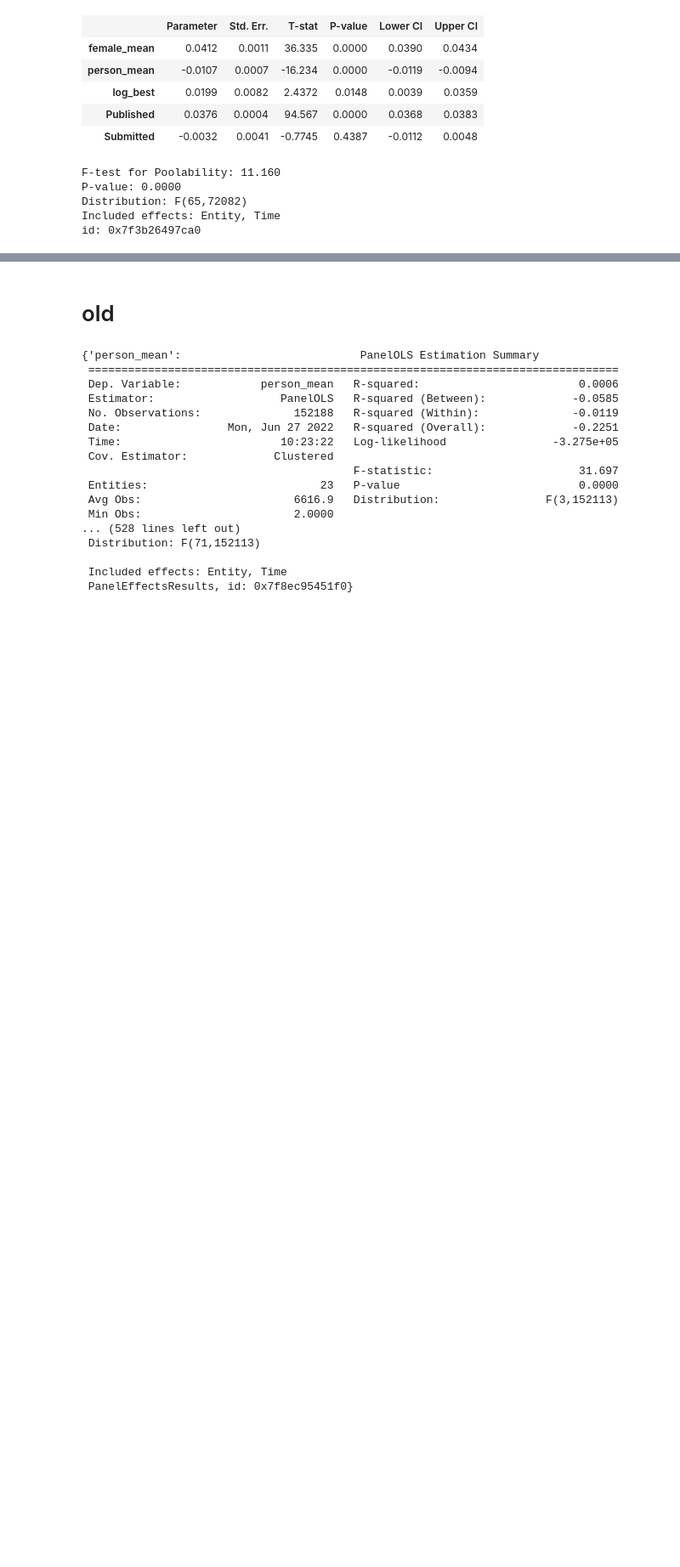
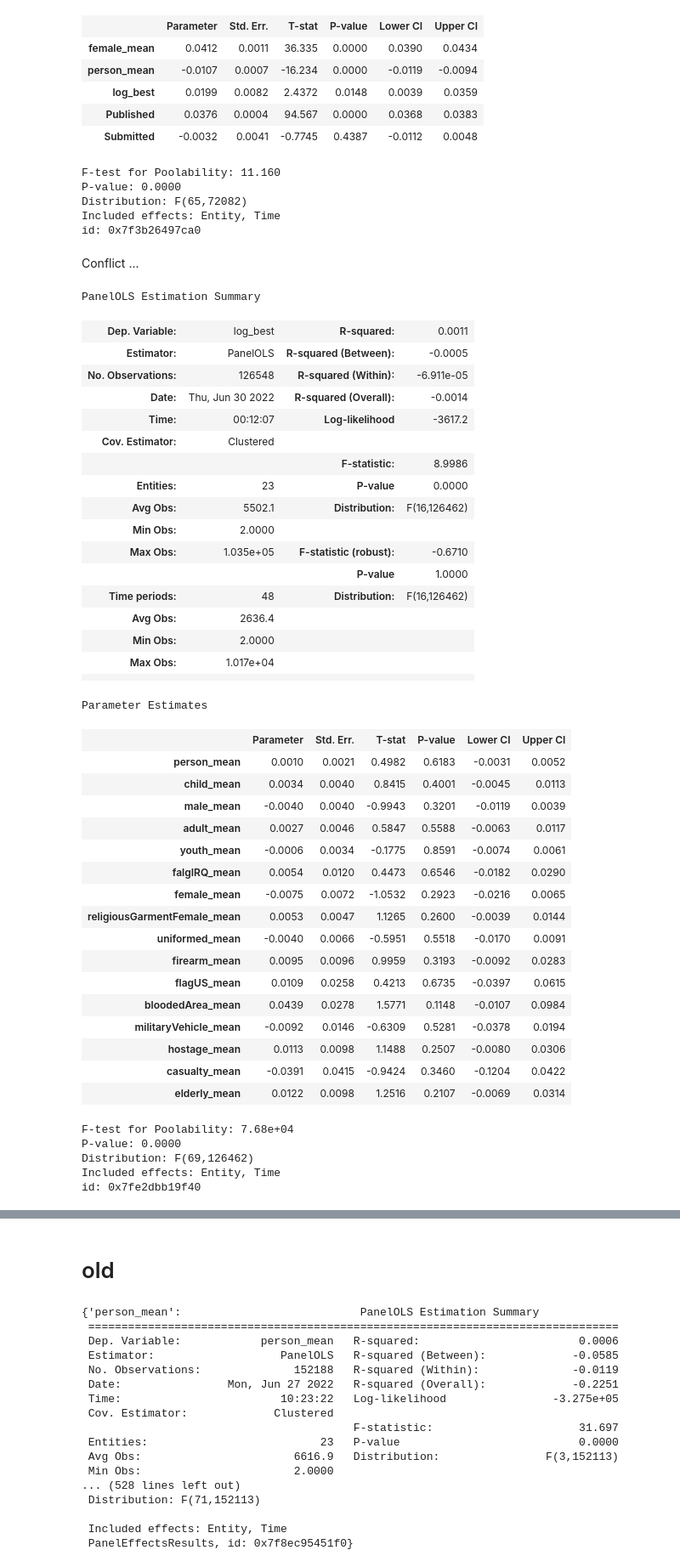
Before and after one commit to Polichinel/Detectron2, a Jupyter notebook: misc/assorted_stats.ipynb, the cells around one changed output, grey strips where cells are left out. Shown at 85% size. Drawn from its saved outputs; the diff is of its cells as text; code cells hidden in the pictures; blank space fills up the shorter version.

Commit message:
added a bit on conflict

```diff
--- a/misc/assorted_stats.ipynb
+++ b/misc/assorted_stats.ipynb
@@ -883,3 +884,58 @@ P-value: 0.0000
 Distribution: F(65,72082)
 Included effects: Entity, Time
 id: 0x7f3b26497ca0
+# %% [markdown]
+Conflict
+...
+# %%
+X = df_sub.loc[:, list_of_features_mean] # raw is ref
+y = df_sub.loc[:, 'log_best']
+
+m = PanelOLS(dependent=y,
+            exog=X,
+            entity_effects=True,
+            time_effects=True)
+
+m.fit(cov_type='clustered', cluster_time=True, cluster_entity=True)
+# %% [output]
+PanelOLS Estimation Summary
+| Dep. Variable: | log_best | R-squared: | 0.0011 |
+| Estimator: | PanelOLS | R-squared (Between): | -0.0005 |
+| No. Observations: | 126548 | R-squared (Within): | -6.911e-05 |
+| Date: | Thu, Jun 30 2022 | R-squared (Overall): | -0.0014 |
+| Time: | 00:12:07 | Log-likelihood | -3617.2 |
+| Cov. Estimator: | Clustered |  |  |
+|  |  | F-statistic: | 8.9986 |
+| Entities: | 23 | P-value | 0.0000 |
+| Avg Obs: | 5502.1 | Distribution: | F(16,126462) |
+| Min Obs: | 2.0000 |  |  |
+| Max Obs: | 1.035e+05 | F-statistic (robust): | -0.6710 |
+|  |  | P-value | 1.0000 |
+| Time periods: | 48 | Distribution: | F(16,126462) |
+| Avg Obs: | 2636.4 |  |  |
+| Min Obs: | 2.0000 |  |  |
+| Max Obs: | 1.017e+04 |  |  |
+|  |  |  |  |
+Parameter Estimates
+|  | Parameter | Std. Err. | T-stat | P-value | Lower CI | Upper CI |
+| person_mean | 0.0010 | 0.0021 | 0.4982 | 0.6183 | -0.0031 | 0.0052 |
+| child_mean | 0.0034 | 0.0040 | 0.8415 | 0.4001 | -0.0045 | 0.0113 |
+| male_mean | -0.0040 | 0.0040 | -0.9943 | 0.3201 | -0.0119 | 0.0039 |
+| adult_mean | 0.0027 | 0.0046 | 0.5847 | 0.5588 | -0.0063 | 0.0117 |
+| youth_mean | -0.0006 | 0.0034 | -0.1775 | 0.8591 | -0.0074 | 0.0061 |
+| falgIRQ_mean | 0.0054 | 0.0120 | 0.4473 | 0.6546 | -0.0182 | 0.0290 |
+| female_mean | -0.0075 | 0.0072 | -1.0532 | 0.2923 | -0.0216 | 0.0065 |
+| religiousGarmentFemale_mean | 0.0053 | 0.0047 | 1.1265 | 0.2600 | -0.0039 | 0.0144 |
+| uniformed_mean | -0.0040 | 0.0066 | -0.5951 | 0.5518 | -0.0170 | 0.0091 |
+| firearm_mean | 0.0095 | 0.0096 | 0.9959 | 0.3193 | -0.0092 | 0.0283 |
+| flagUS_mean | 0.0109 | 0.0258 | 0.4213 | 0.6735 | -0.0397 | 0.0615 |
+| bloodedArea_mean | 0.0439 | 0.0278 | 1.5771 | 0.1148 | -0.0107 | 0.0984 |
+| militaryVehicle_mean | -0.0092 | 0.0146 | -0.6309 | 0.5281 | -0.0378 | 0.0194 |
+| hostage_mean | 0.0113 | 0.0098 | 1.1488 | 0.2507 | -0.0080 | 0.0306 |
+| casualty_mean | -0.0391 | 0.0415 | -0.9424 | 0.3460 | -0.1204 | 0.0422 |
+| elderly_mean | 0.0122 | 0.0098 | 1.2516 | 0.2107 | -0.0069 | 0.0314 |
+F-test for Poolability: 7.68e+04
+P-value: 0.0000
+Distribution: F(69,126462)
+Included effects: Entity, Time
+id: 0x7fe2dbb19f40
```
Also changed, not shown: parts of 3 cells of this notebook.
